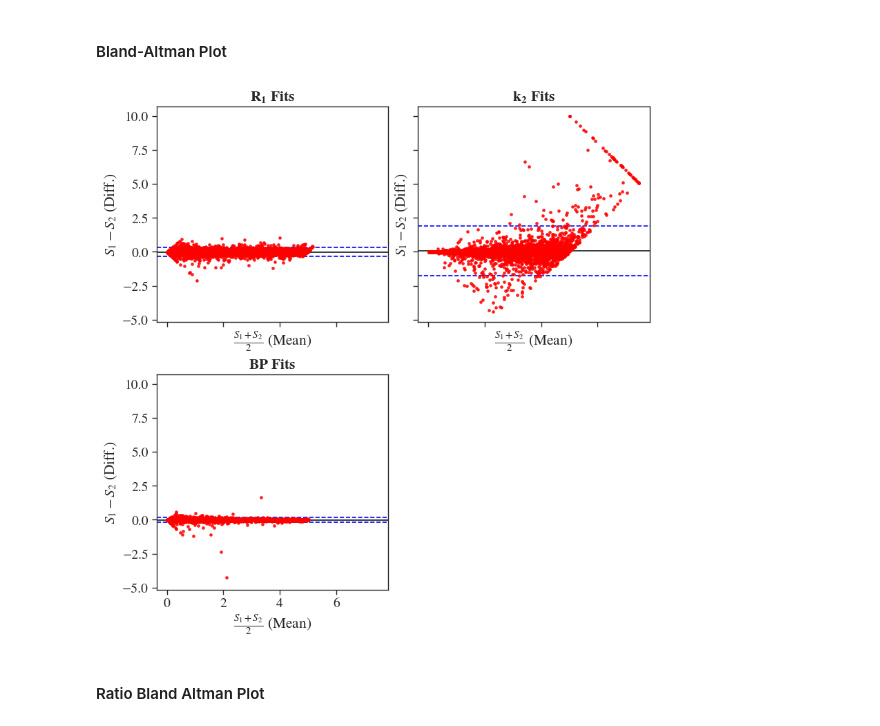
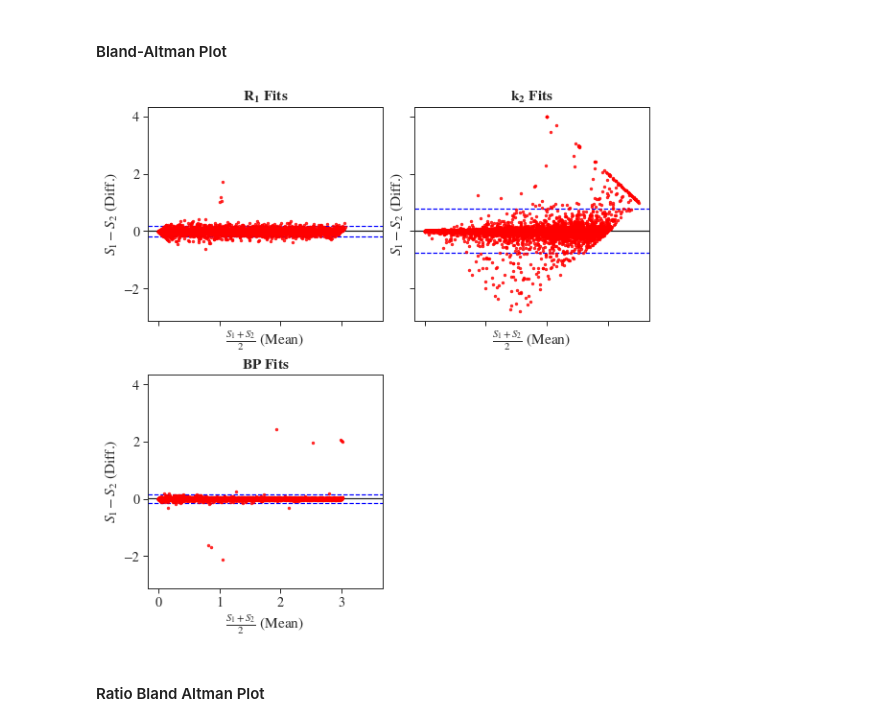
Before and after one commit to noahg-neuroimage/PETProcessing-fork2, a Jupyter notebook: test_notebooks/testing_RTMs/01_testing_RTMs.ipynb, the cells around one changed output. Cells and saved outputs as stored; diff of their text form; code cells hidden in the pictures.

```diff
--- a/test_notebooks/testing_RTMs/01_testing_RTMs.ipynb
+++ b/test_notebooks/testing_RTMs/01_testing_RTMs.ipynb
@@ -152,0 +229,3 @@ array([[2.84440307, 1.98237587, 1.33495431],
+# %%
+srtm_test_params = generate_random_parameter_samples(5, 3, hi=3.0, lo=0.001)
+srtm_test_params
@@ -301,31 +362,3 @@ plt.show()
 ### Bounded Fits
 # %% [markdown]
 #### Generating Random Samples
-# %%
-num_samples = 5000
-r1_params = np.random.random(num_samples)*5.0  + 0.01
-k2_params = np.random.random(num_samples)*5.0 + 0.01
-bp_params = np.random.random(num_samples)*5.0 + 0.01
-srtm_test_params_large_bd = np.vstack([r1_params, k2_params, bp_params]).T
-
-model_func = pet_rtms.calc_srtm_tac
-srtm_fit_params_bounded = np.zeros_like(srtm_test_params_large)
-for tID, t_params in enumerate(srtm_test_params_large_bd[:]):
-    rtm_tac_vals = model_func(ref_tac_times, *t_params, ref_tac_vals)
-    if np.min(rtm_tac_vals) < 0.0:
-        srtm_fit_params_bounded[tID] = np.nan * np.ones(len(t_params), float)
-        continue
-    noisy_tgt_vals = add_gaussian_noise_to_tac_based_on_max(rtm_tac_vals, scale=0.01)
-    try:
-        pOpt, pCor = pet_rtms.fit_srtm_to_tac_with_bounds(tgt_tac_vals=noisy_tgt_vals,
-                                                          ref_tac_times=ref_tac_times,
-                                                          ref_tac_vals=ref_tac_vals,
-                                                          r1_bounds=(1.0, 0.0001, 10.0),
-                                                          k2_bounds=(1.0, 0.0001, 10.0),
-                                                          bp_bounds=(1.0, 0.0001, 10.0))
-
-    except RuntimeError:
-        print(t_params)
-        pOpt = np.nan * np.ones(len(t_params), float)
-        pCor = np.nan * np.ones((len(t_params), len(t_params)), float)
-    srtm_fit_params_bounded[tID] = pOpt[:]
@@ -334,2 +365,10 @@ for tID, t_params in enumerate(srtm_test_params_large_bd[:]):
+# %%
+srtm_fits_bounded, srtm_fit_covs_bounded = calculate_bounded_rtm_fits_from_multiple_parameter_samples(ref_tac_times=ref_tac_times,
+                                                                                                      ref_tac_vals=ref_tac_vals,
+                                                                                                      param_samples=srtm_test_params_large,
+                                                                                                      model_func=pet_rtms.calc_srtm_tac,
+                                                                                                      fit_func=pet_rtms.fit_srtm_to_tac_with_bounds,
+                                                                                                      noise_scale=0.01,
+                                                                                                      start=0.5, hi=4.0, lo=0.0)
 # %% [markdown]
 #### Scatter Plot
@@ -358,14 +389,14 @@ plt.show()
 # %%
 myFig, myAx = plt.subplots(2,2, figsize=[8,8], constrained_layout=True, sharex=True, sharey=True)
 generate_bland_atlman_figure(figObj=myFig,
                              axObj=myAx,
-                             fit_values=srtm_fit_params_bounded,
-                             true_values=srtm_test_params_large_bd,
+                             fit_values=srtm_fits_bounded,
+                             true_values=srtm_test_params_large,
                              ax_titles=[r'$\mathbf{R_1}$', r'$\mathbf{k_2}$', r'$\mathbf{BP}$'])
 myAx[-1,-1].axis('off')
 plt.show()
 # %% [output]
-[figure, old version]
+[figure, new version]
 # %% [markdown]
 #### Ratio Bland Altman Plot
 # %%
```
Also changed, not shown: parts of 59 cells of this notebook.
